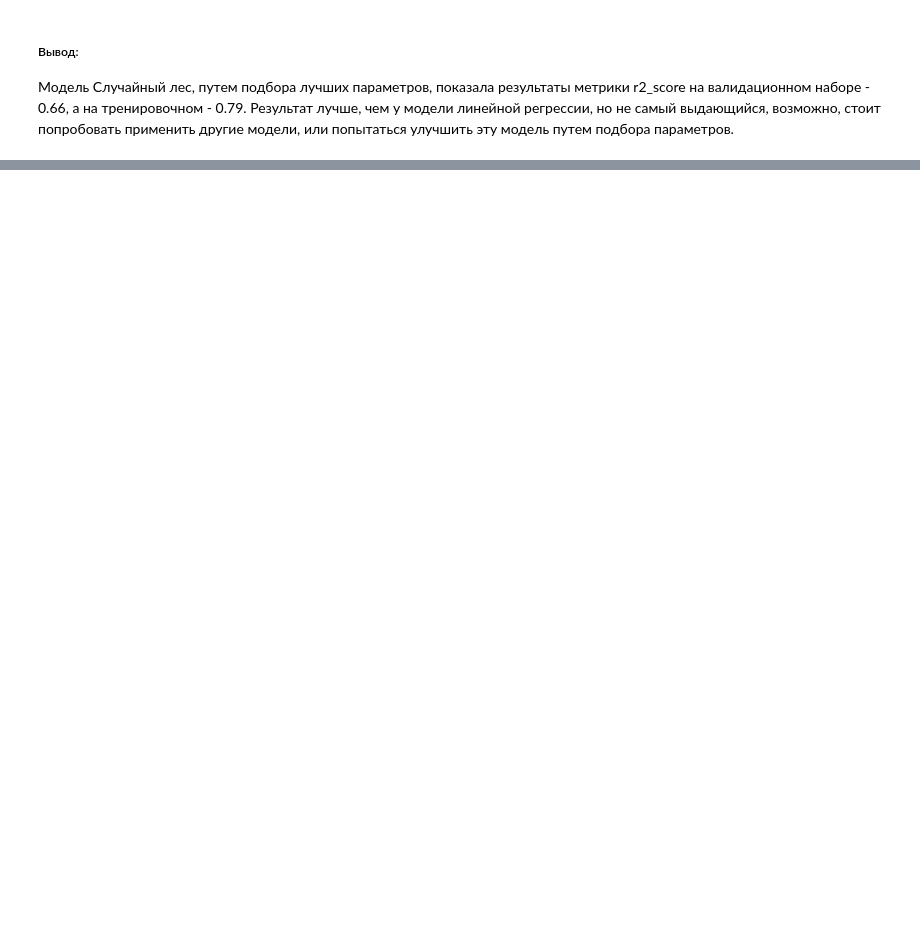
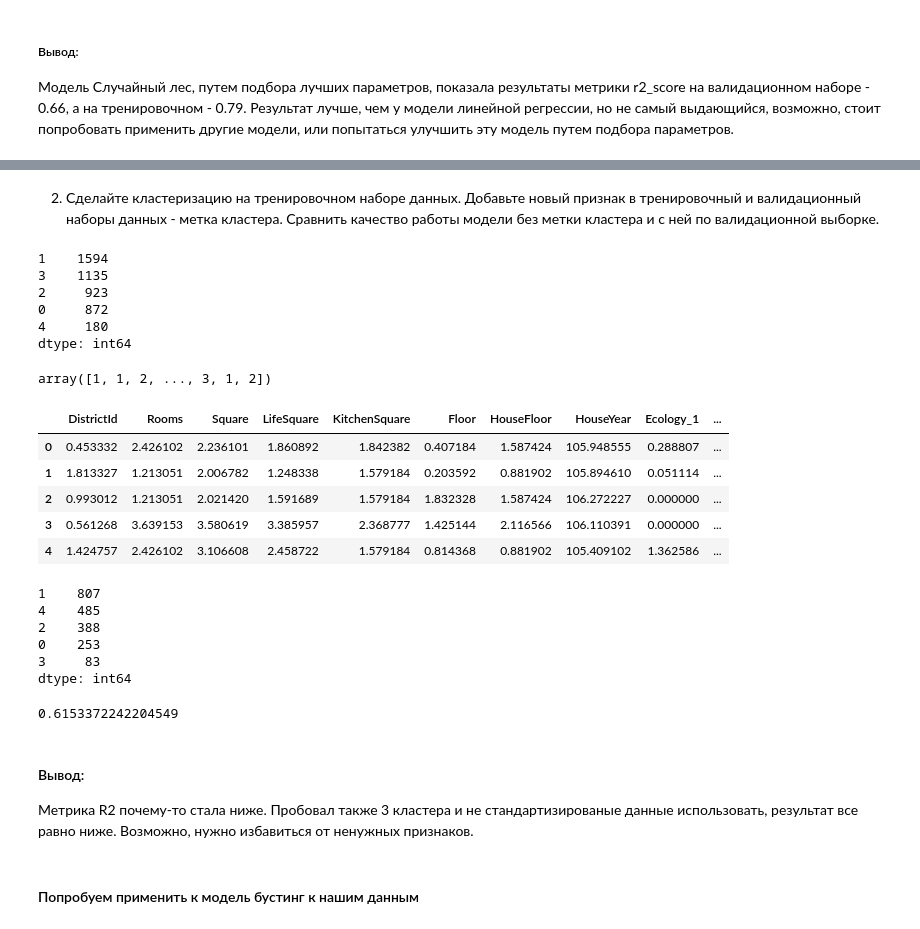
Before and after one commit to alexanderi8/Library-s-for-Python-Numpy-Matplotlib-Scikit-learn-, a Jupyter notebook: course_work_train.ipynb, the cells around one changed output, grey strips where cells are left out. Drawn from its saved outputs; the diff is of its cells as text; code cells hidden in the pictures; blank space fills up the shorter version.

```diff
--- a/course_work_train.ipynb
+++ b/course_work_train.ipynb
@@ -722,0 +729,6 @@ r2_score(y_valid, y_pred)
+# %%
+scaler = StandardScaler(with_mean=False)
+X_train_scaled = scaler.fit_transform(X_train)
+X_valid_scaled = scaler.transform(X_valid)
+X_train_scaled = pd.DataFrame(X_train_scaled, columns=X_train.columns)
+X_valid_scaled = pd.DataFrame(X_valid_scaled, columns=X_valid.columns)
@@ -722,0 +737,6 @@ r2_score(y_valid, y_pred)
+# %%
+pca = PCA(random_state=100)
+pca.fit(X_train_scaled)
+a = pca.explained_variance_ratio_
+b = pd.Series(a)
+b.plot(kind='bar')
@@ -722,0 +755,2 @@ r2_score(y_valid, y_pred)
+# %% [markdown]
+2. Сделайте кластеризацию на тренировочном наборе данных. Добавьте новый признак в тренировочный и валидационный наборы данных - метка кластера. Сравнить качество работы модели без метки кластера и с ней по валидационной выборке.
@@ -722,0 +759,36 @@ r2_score(y_valid, y_pred)
+# %%
+kmeans = KMeans(n_clusters=5, max_iter=100, random_state=42)
+labels_train = kmeans.fit_predict(X_train_scaled)
+pd.value_counts(labels_train)
+# %% [output]
+1    1594
+3    1135
+2     923
+0     872
+4     180
+dtype: int64
+# %%
+labels_train
+# %% [output]
+array([1, 1, 2, ..., 3, 1, 2])
+# %%
+X_train_scaled['labels_train'] = labels_train
+# %%
+X_train_scaled.head()
+# %% [output]
+|  | DistrictId | Rooms | Square | LifeSquare | KitchenSquare | Floor | HouseFloor | HouseYear | Ecology_1 | ... |
+| 0 | 0.453332 | 2.426102 | 2.236101 | 1.860892 | 1.842382 | 0.407184 | 1.587424 | 105.948555 | 0.288807 | ... |
+| 1 | 1.813327 | 1.213051 | 2.006782 | 1.248338 | 1.579184 | 0.203592 | 0.881902 | 105.894610 | 0.051114 | ... |
+| 2 | 0.993012 | 1.213051 | 2.021420 | 1.591689 | 1.579184 | 1.832328 | 1.587424 | 106.272227 | 0.000000 | ... |
+| 3 | 0.561268 | 3.639153 | 3.580619 | 3.385957 | 2.368777 | 1.425144 | 2.116566 | 106.110391 | 0.000000 | ... |
+| 4 | 1.424757 | 2.426102 | 3.106608 | 2.458722 | 1.579184 | 0.814368 | 0.881902 | 105.409102 | 1.362586 | ... |
+# %%
+labels_valid = kmeans.fit_predict(X_valid_scaled)
+pd.value_counts(labels_valid)
+# %% [output]
+1    807
+4    485
+2    388
+0    253
+3     83
+dtype: int64
@@ -722,0 +797,12 @@ r2_score(y_valid, y_pred)
+# %%
+model = RandomForestRegressor(max_depth=6, max_features=5, n_estimators=40, random_state=100)
+model.fit(X_train_scaled, y_train)
+y_pred = model.predict(X_valid_scaled)
+r2_score(y_valid, y_pred)
+# %% [output]
+0.6153372242204549
+# %% [markdown]
+#### Вывод:
+Метрика R2 почему-то стала ниже. Пробовал также 3 кластера и не стандартизированые данные использовать, результат все равно ниже. Возможно, нужно избавиться от ненужных признаков.
+# %% [markdown]
+#### Попробуем применить к модель бустинг к нашим данным
```
Also changed, not shown: parts of 28 cells of this notebook, 1 other file.
